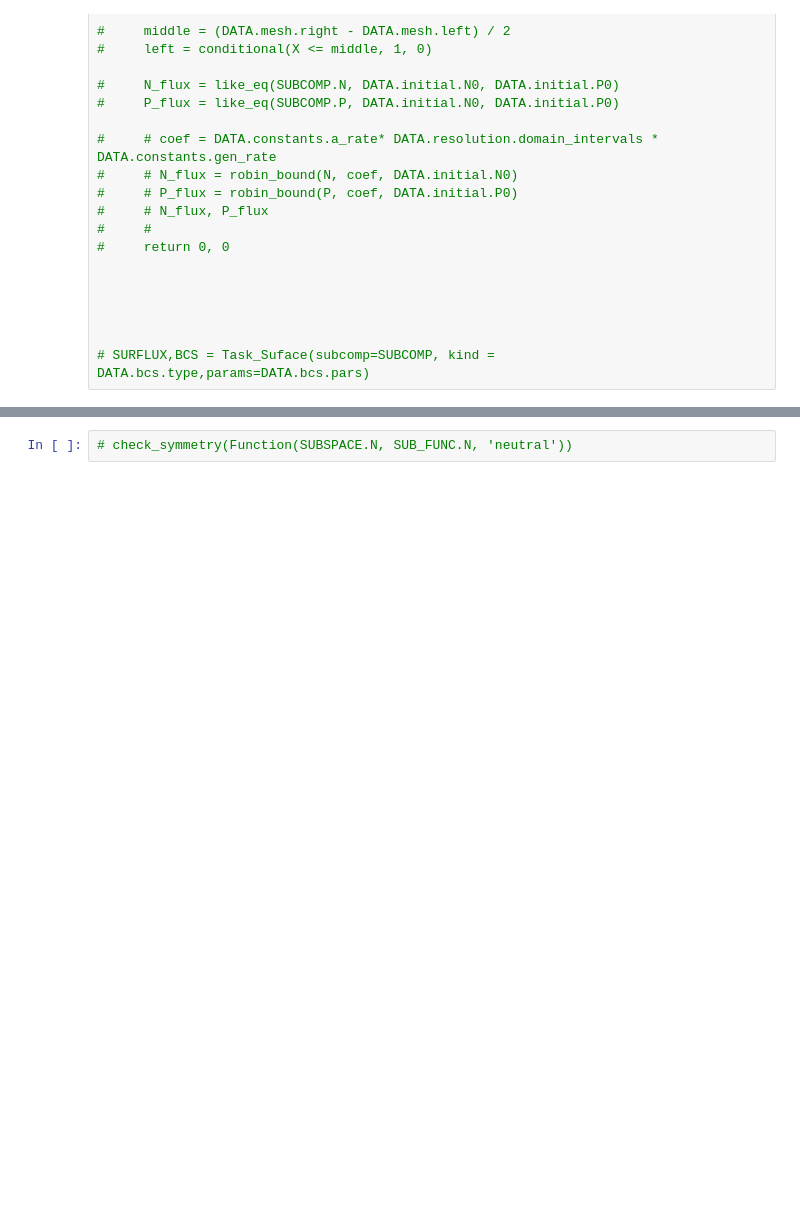
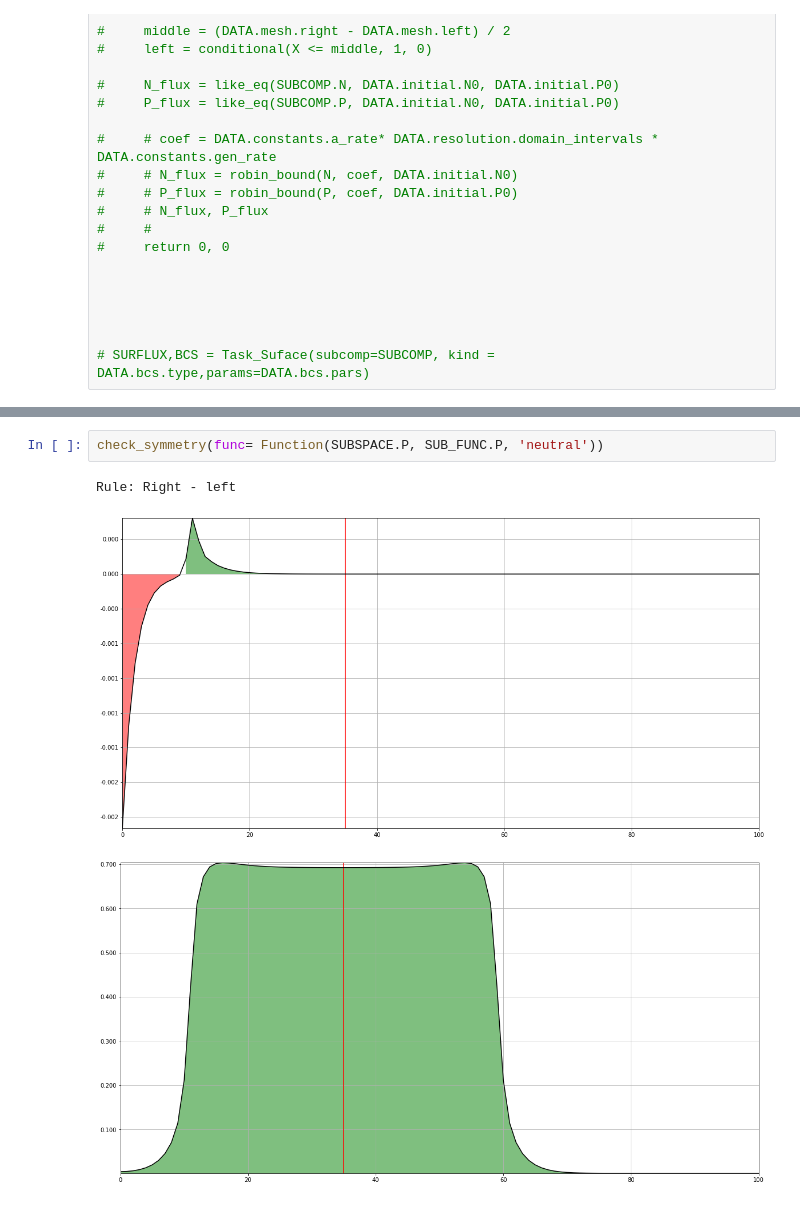
Before and after one commit to EnglishBeach/FEniCSx_polymers, a Jupyter notebook: Solver/Solver.ipynb, the cells around one changed output, grey strips where cells are left out. Saved outputs shown, nothing was run; the diff lists cells and outputs as text; blank space fills up the shorter version.

```diff
--- a/Solver/Solver.ipynb
+++ b/Solver/Solver.ipynb
@@ -1547,2 +1549,6 @@ draw()
 # %%
-# check_symmetry(Function(SUBSPACE.N, SUB_FUNC.N, 'neutral'))
+check_symmetry(func= Function(SUBSPACE.P, SUB_FUNC.P, 'neutral'))
+# %% [output]
+Rule: Right - left
+[figure, added]
+[figure, added]
```
Also changed, not shown: parts of 5 cells of this notebook.
